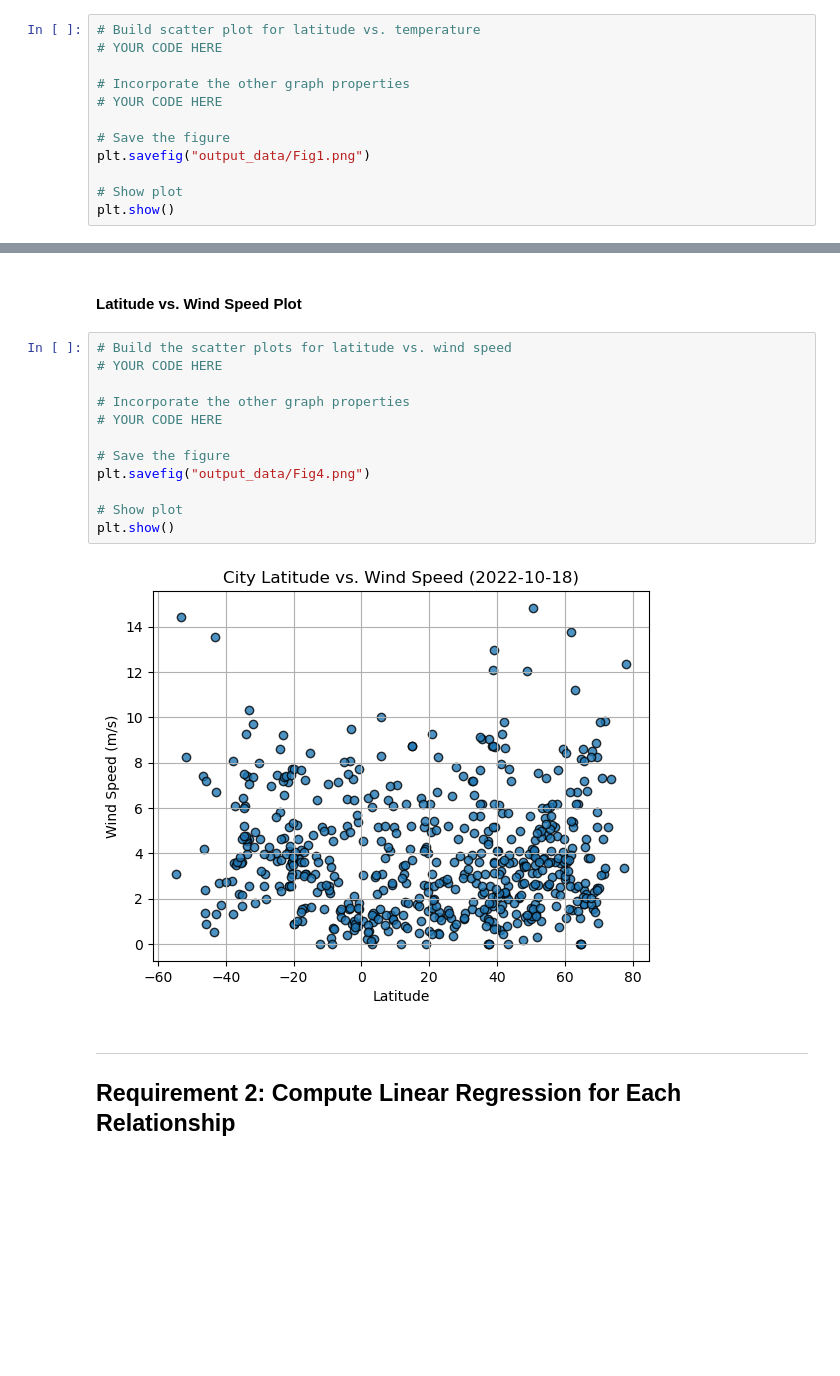
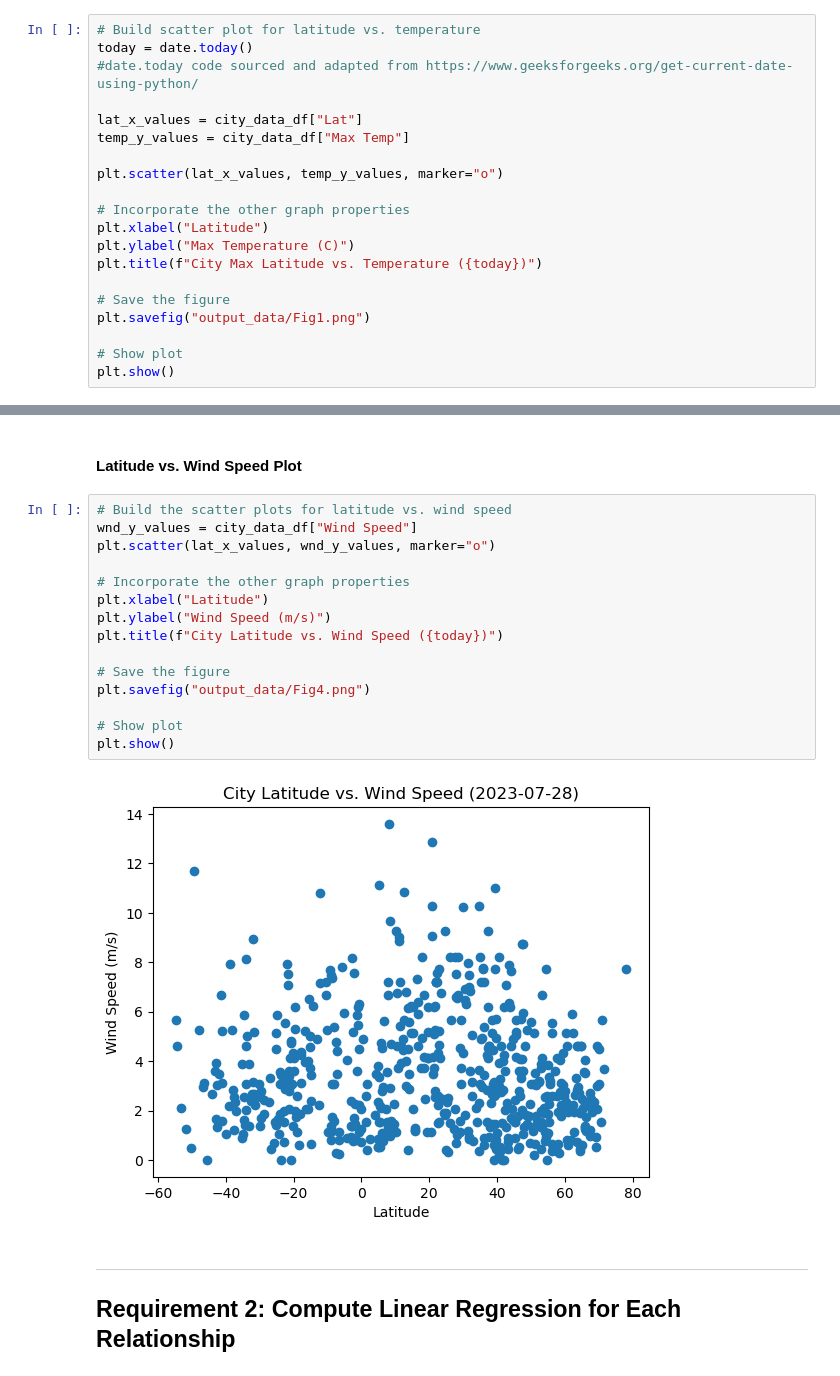
Before and after one commit to JulieKent/BootCamp_python-api_challenge, a Jupyter notebook: WeatherPy/WeatherPy.ipynb, the cells around one changed output, grey strips where cells are left out. Cells and saved outputs as stored; diff of their text form; blank space fills up the shorter version.

```diff
--- a/WeatherPy/WeatherPy.ipynb
+++ b/WeatherPy/WeatherPy.ipynb
@@ -220,10 +194,18 @@ city_data_df.head()
 #### Latitude Vs. Temperature
 # %%
 # Build scatter plot for latitude vs. temperature
-# YOUR CODE HERE
+today = date.today()
+#date.today code sourced and adapted from https://www.geeksforgeeks.org/get-current-date-using-python/
+
+lat_x_values = city_data_df["Lat"]
+temp_y_values = city_data_df["Max Temp"]
+
+plt.scatter(lat_x_values, temp_y_values, marker="o")
 
 # Incorporate the other graph properties
-# YOUR CODE HERE
+plt.xlabel("Latitude")
+plt.ylabel("Max Temperature (C)")
+plt.title(f"City Max Latitude vs. Temperature ({today})")
 
 # Save the figure
 plt.savefig("output_data/Fig1.png")
@@ -268,18 +256,21 @@ plt.show()
 #### Latitude vs. Wind Speed Plot
 # %%
 # Build the scatter plots for latitude vs. wind speed
-# YOUR CODE HERE
+wnd_y_values = city_data_df["Wind Speed"]
+plt.scatter(lat_x_values, wnd_y_values, marker="o")
 
 # Incorporate the other graph properties
-# YOUR CODE HERE
+plt.xlabel("Latitude")
+plt.ylabel("Wind Speed (m/s)")
+plt.title(f"City Latitude vs. Wind Speed ({today})")
 
 # Save the figure
 plt.savefig("output_data/Fig4.png")
 
 # Show plot
 plt.show()
 # %% [output]
-[figure, old version]
+[figure, new version]
 # %% [markdown]
 ---
 
```
Also changed, not shown: parts of 5 cells of this notebook, 4 other files.
